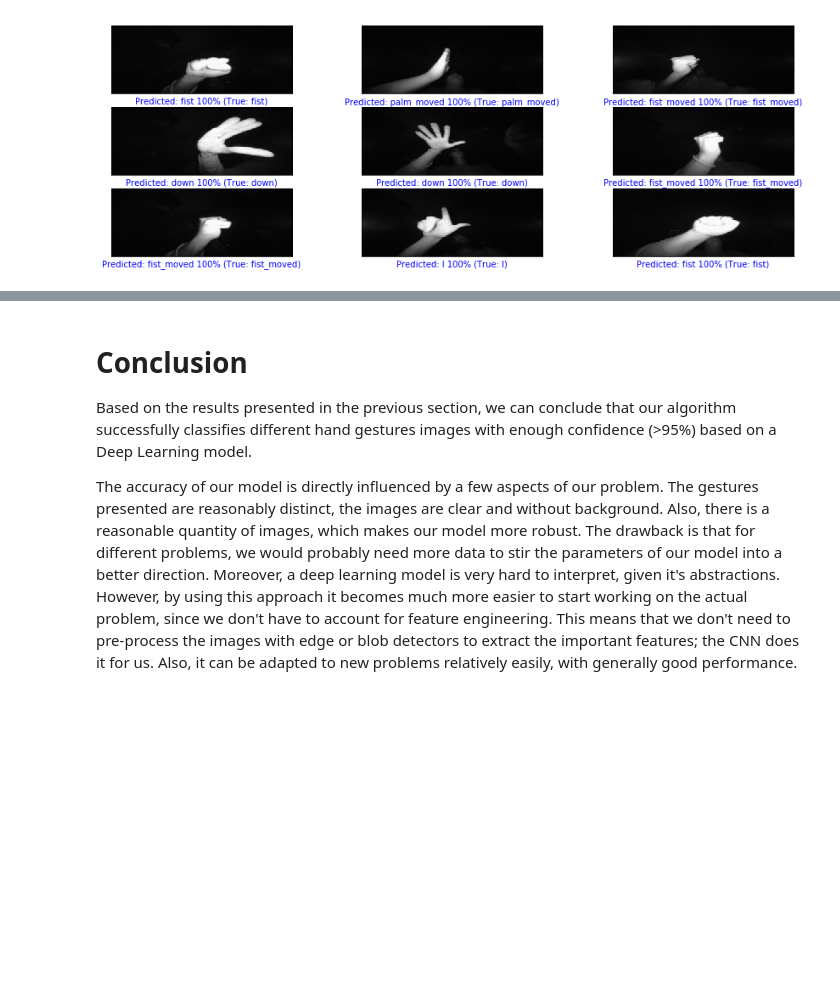
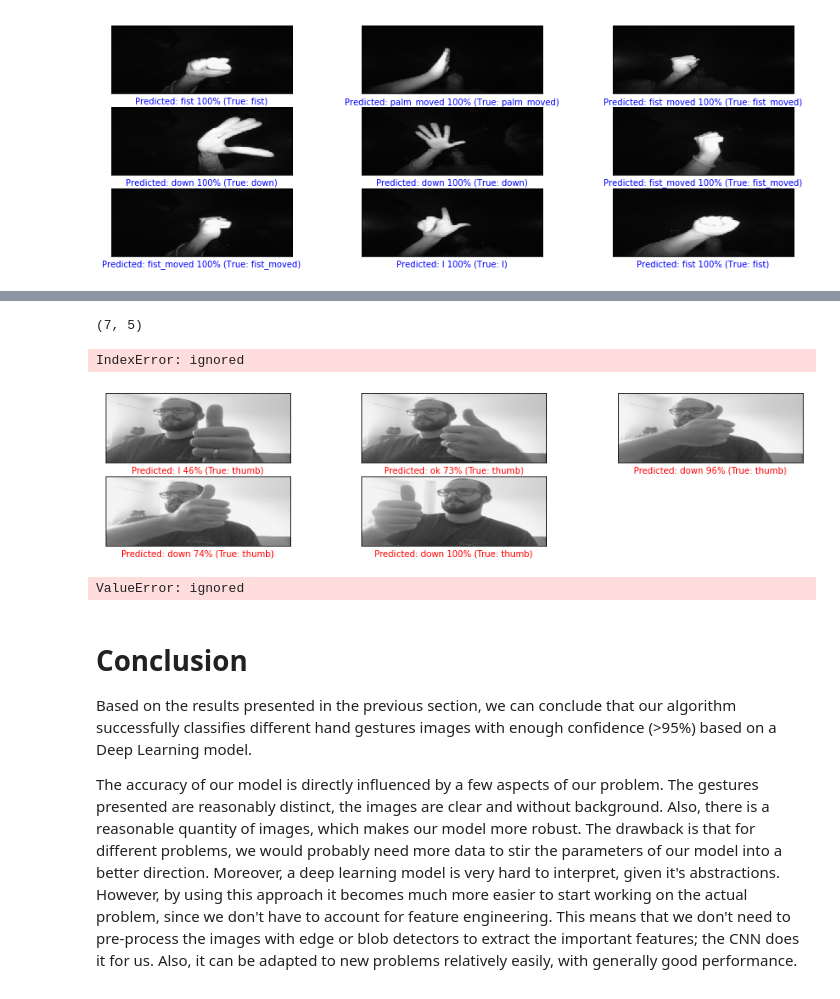
Before and after one commit to thgmntr/colab, a Jupyter notebook: HandRecognition.ipynb, the cells around one changed output, grey strips where cells are left out. Saved outputs shown, nothing was run; the diff lists cells and outputs as text; code cells hidden in the pictures; blank space fills up the shorter version.

Commit message:
Testando o modelo

```diff
--- a/HandRecognition.ipynb
+++ b/HandRecognition.ipynb
@@ -323,0 +403,25 @@ pd.DataFrame(confusion_matrix(y_test, y_pred),
+# %%
+X = [] # Image data
+y = [] # Labels
+
+# Loops through imagepaths to load images and labels into arrays
+for path in imagepaths:
+  img = cv2.imread(path) # Reads image and returns np.array
+  img = cv2.cvtColor(img, cv2.COLOR_BGR2GRAY) # Converts into the corret colorspace (GRAY)
+  img = cv2.resize(img, (320, 120)) # Reduce image size so training can be faster
+  X.append(img)
+
+  # Processing label in image path
+  category = path.split("/")[7]
+  label = int(category.split("_")[0][1]) # We need to convert 10_down to 00_down, or else it crashes
+  y.append(label)
+
+# Turn X and y into np.array to speed up train_test_split
+X = np.array(X, dtype="uint8")
+X = X.reshape(len(imagepaths), 120, 320, 1) # Needed to reshape so CNN knows it's different images
+y = np.array(y)
+
+print("Images loaded: ", len(X))
+print("Labels loaded: ", len(y))
+
+print(y[0], imagepaths[0]) # Debugging
@@ -323,0 +432,6 @@ pd.DataFrame(confusion_matrix(y_test, y_pred),
+# %%
+# Recreate the exact same model, including weights and optimizer.
+model = keras.models.load_model('/content/drive/My Drive/Colab Notebooks/HandRecognition/models/handrecognition_model.h5')
+model.summary()
+
+# To use the pre-trained model, just load it and skip to the next session.
@@ -324,3 +456,22 @@ pd.DataFrame(confusion_matrix(y_test, y_pred),
+# %%
+predictions = model.predict(X) # Make predictions towards the test set
+np.argmax(predictions[0]), y[0] # If same, got it right
+# %% [output]
+(7, 5)
+# %%
+validate_9_images(predictions, y, X)
+# %% [output]
+IndexError: ignored
+[figure, added]
+# %%
+# H = Horizontal
+# V = Vertical
+y_pred = np.argmax(predictions, axis=1) # Transform predictions into 1-D array with label number
+pd.DataFrame(confusion_matrix(y, y_pred),
+             columns=["Predicted Thumb Down", "Predicted Palm (H)", "Predicted L", "Predicted Fist (H)", "Predicted Fist (V)", "Predicted Thumbs up", "Predicted Index", "Predicted OK", "Predicted Palm (V)", "Predicted C"],
+             index=["Actual Thumb Down", "Actual Palm (H)", "Actual L", "Actual Fist (H)", "Actual Fist (V)", "Actual Thumbs up", "Actual Index", "Actual OK", "Actual Palm (V)", "Actual C"])
+# %% [output]
+ValueError: ignored
 # %% [markdown]
 # Conclusion
 
```
Also changed, not shown: parts of 9 cells of this notebook.
